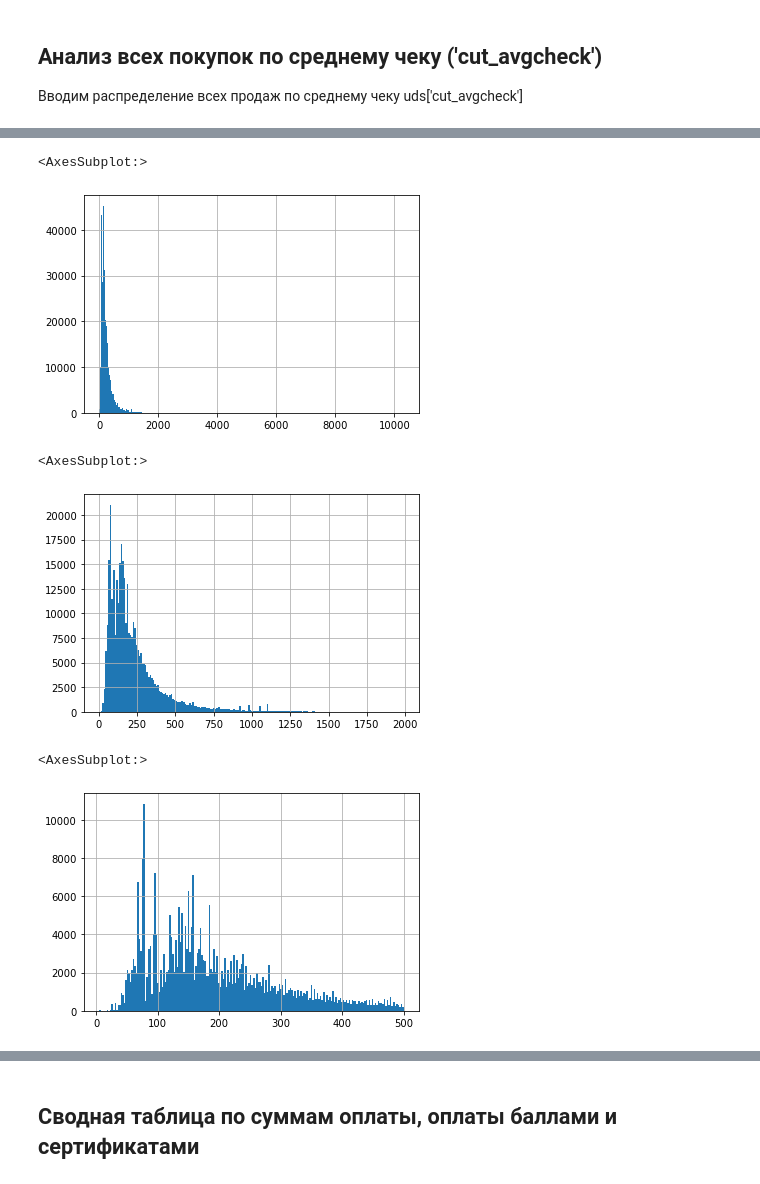
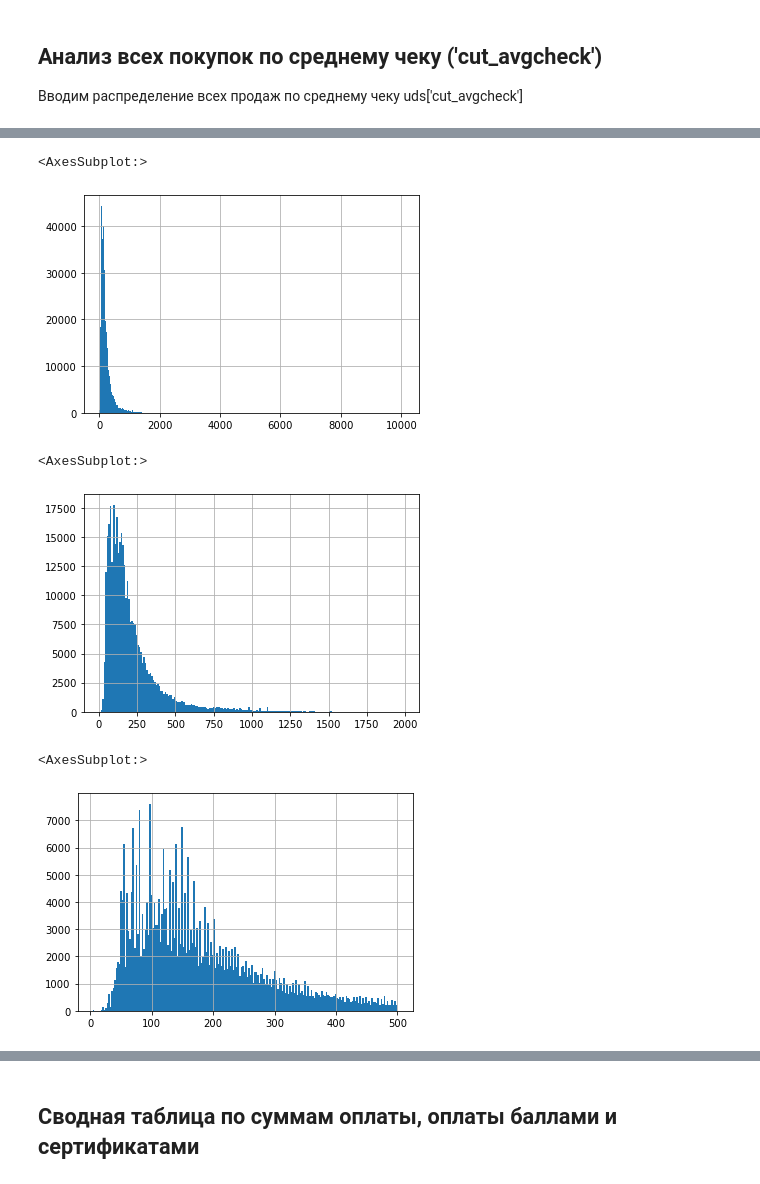
Before and after one commit to KeskilV/rb_udsiiko, a Jupyter notebook: ipynb/UDS_IIKO1.ipynb, the cells around one changed output, grey strips where cells are left out. Drawn from its saved outputs; the diff is of its cells as text; code cells hidden in the pictures.

```diff
--- a/ipynb/UDS_IIKO1.ipynb
+++ b/ipynb/UDS_IIKO1.ipynb
@@ -497,18 +521,18 @@ uds[['ID операции', 'Дата_text_UDS','Номер чека',
 # %%
-uds['Счет RUB'].hist(bins = 400)
+uds['Оплата RUB'].hist(bins = 400)
 # %% [output]
 <AxesSubplot:>
-[figure, old version]
+[figure, new version]
 # %%
-uds.loc[uds['Счет RUB']<2000,'Счет RUB'].hist(bins = 200)
+uds.loc[uds['Оплата RUB']<2000,'Оплата RUB'].hist(bins = 200)
 # %% [output]
 <AxesSubplot:>
-[figure, old version]
+[figure, new version]
 # %%
-uds.loc[uds['Счет RUB']<500,'Счет RUB'].hist(bins=200)
+uds.loc[uds['Оплата RUB']<500,'Оплата RUB'].hist(bins=200)
 # %% [output]
 <AxesSubplot:>
-[figure, old version]
+[figure, new version]
 # %%
 cut_bins = [0, 100, 200, 750, 1500, 100000]
 cut_labels = ['0-100', '100-200', '200-750', '750-1500','>1500']
```
Also changed, not shown: parts of 77 cells of this notebook, 5 other files.
